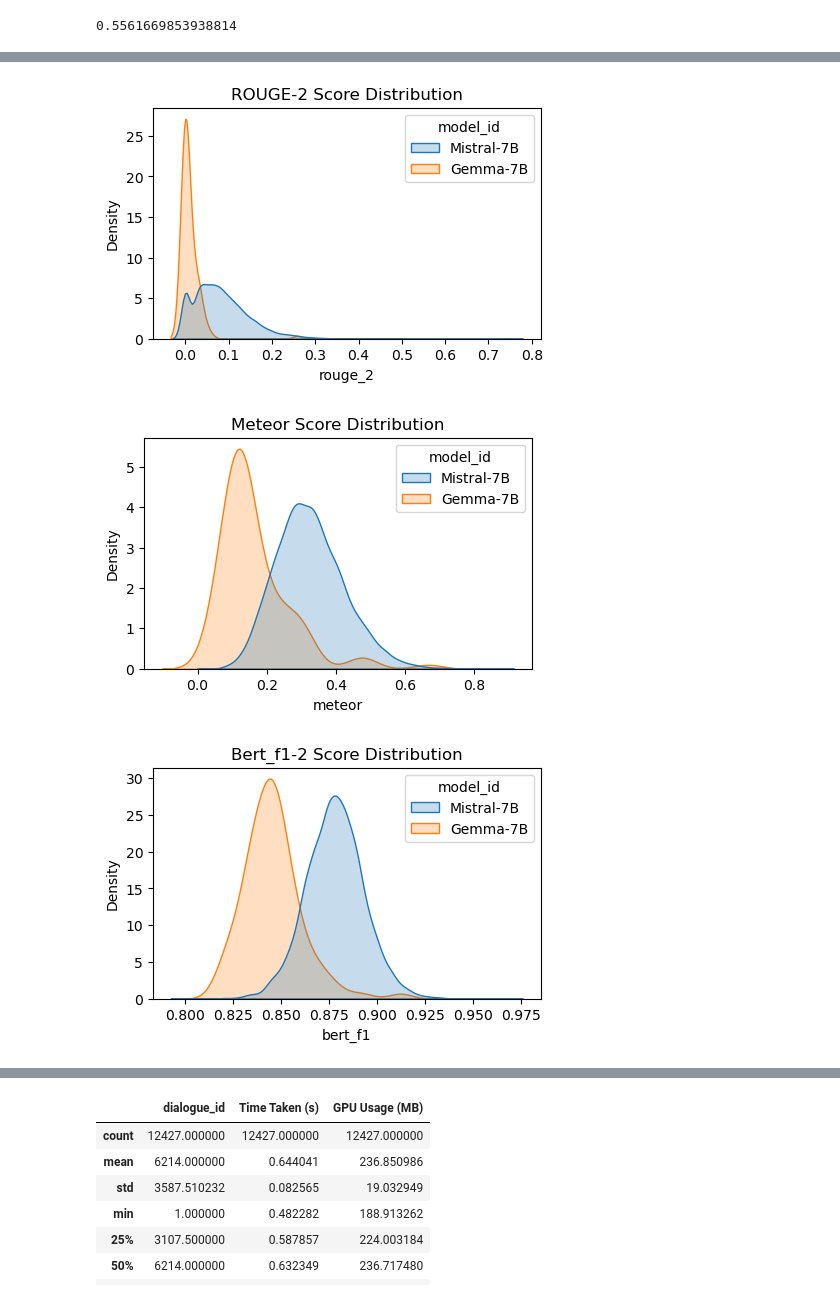
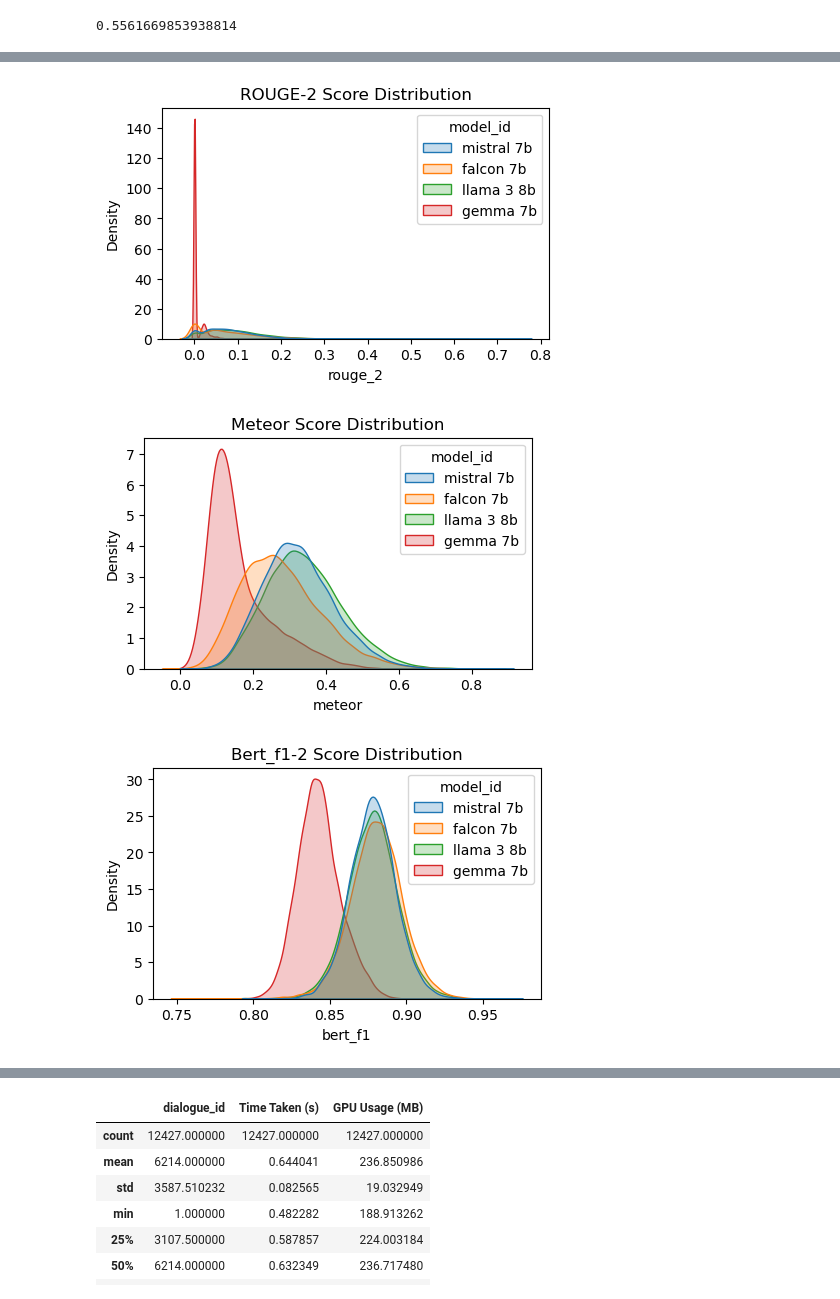
Before and after one commit to data-sci-capstone/copilot, a Jupyter notebook: Evaluation/visualizations.ipynb, the cells around one changed output, grey strips where cells are left out. Drawn from its saved outputs; the diff is of its cells as text; code cells hidden in the pictures.

```diff
--- a/Evaluation/visualizations.ipynb
+++ b/Evaluation/visualizations.ipynb
@@ -167,23 +175,23 @@ plt.show()
 # %%
 # Density Plot
 plt.figure(figsize=(5, 3))
-sns.kdeplot(data=df_combined, x='rouge_1', hue='model_id', fill=True, common_norm=False)
+sns.kdeplot(data=df[cols], x='rouge_1', hue='model_id', fill=True, common_norm=False)
 plt.title('ROUGE-1 Score Distribution')
 plt.show()
 
 plt.figure(figsize=(5, 3))
-sns.kdeplot(data=df_combined, x='rouge_2', hue='model_id', fill=True, common_norm=False)
+sns.kdeplot(data=df[cols], x='rouge_2', hue='model_id', fill=True, common_norm=False)
 plt.title('ROUGE-2 Score Distribution')
 plt.show()
 
 # Density Plot
 plt.figure(figsize=(5, 3))
-sns.kdeplot(data=df_combined, x='meteor', hue='model_id', fill=True, common_norm=False)
+sns.kdeplot(data=df[cols], x='meteor', hue='model_id', fill=True, common_norm=False)
 plt.title('Meteor Score Distribution')
 plt.show()
 
 plt.figure(figsize=(5, 3))
-sns.kdeplot(data=df_combined, x='bert_f1', hue='model_id', fill=True, common_norm=False)
+sns.kdeplot(data=df[cols], x='bert_f1', hue='model_id', fill=True, common_norm=False)
 plt.title('Bert_f1-2 Score Distribution')
 plt.show()
 # %% [output]
@@ -191,6 +199,6 @@ plt.show()
-[figure, old version]
+[figure, new version]
-[figure, old version]
+[figure, new version]
-[figure, old version]
+[figure, new version]
 # %%
 plt.figure(figsize=(12, 8))
 sns.kdeplot(data=melted_df, x='score', hue='metric', fill=True, common_norm=False, palette="tab10", alpha=0.3)
```
Also changed, not shown: parts of 10 cells of this notebook, 6 other files.
